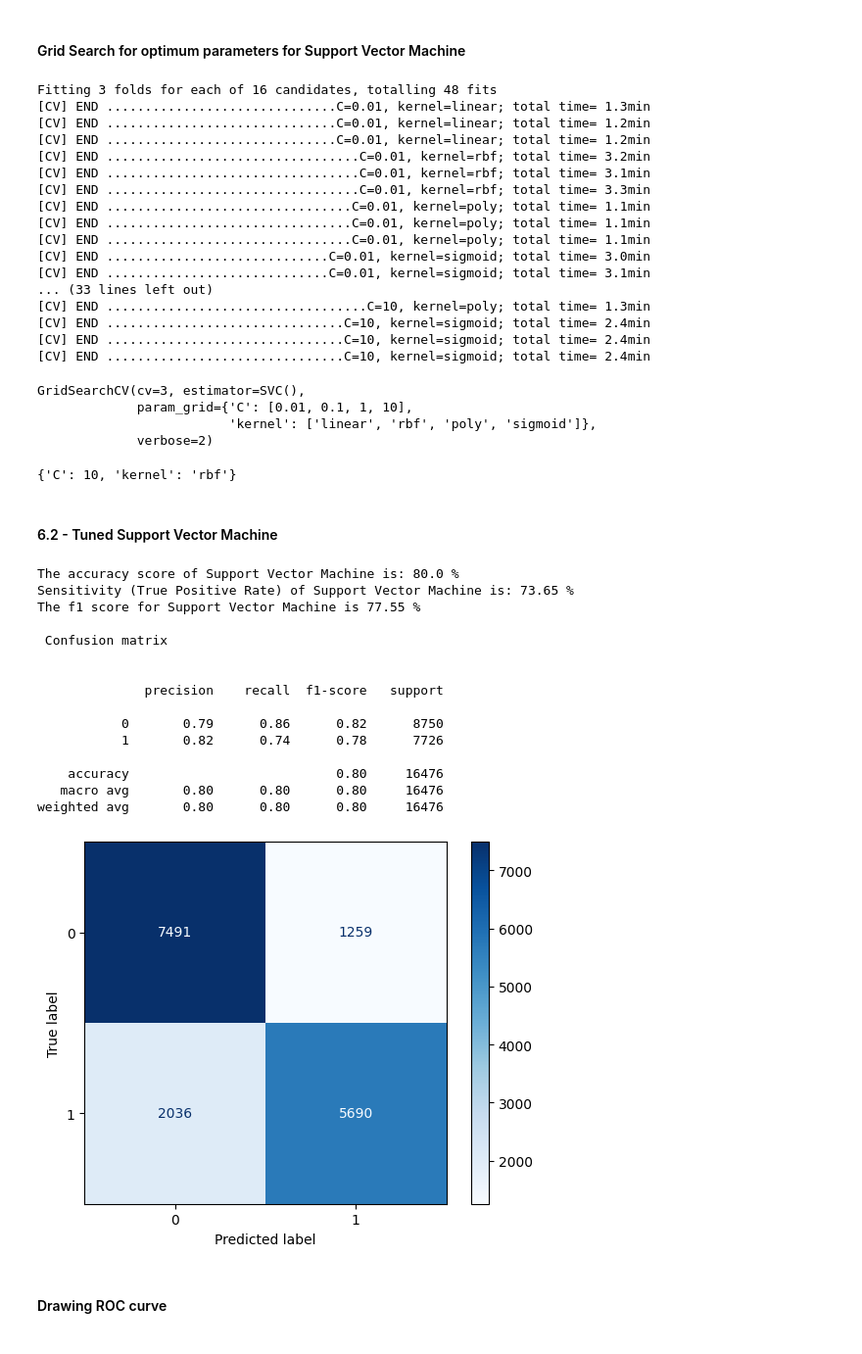
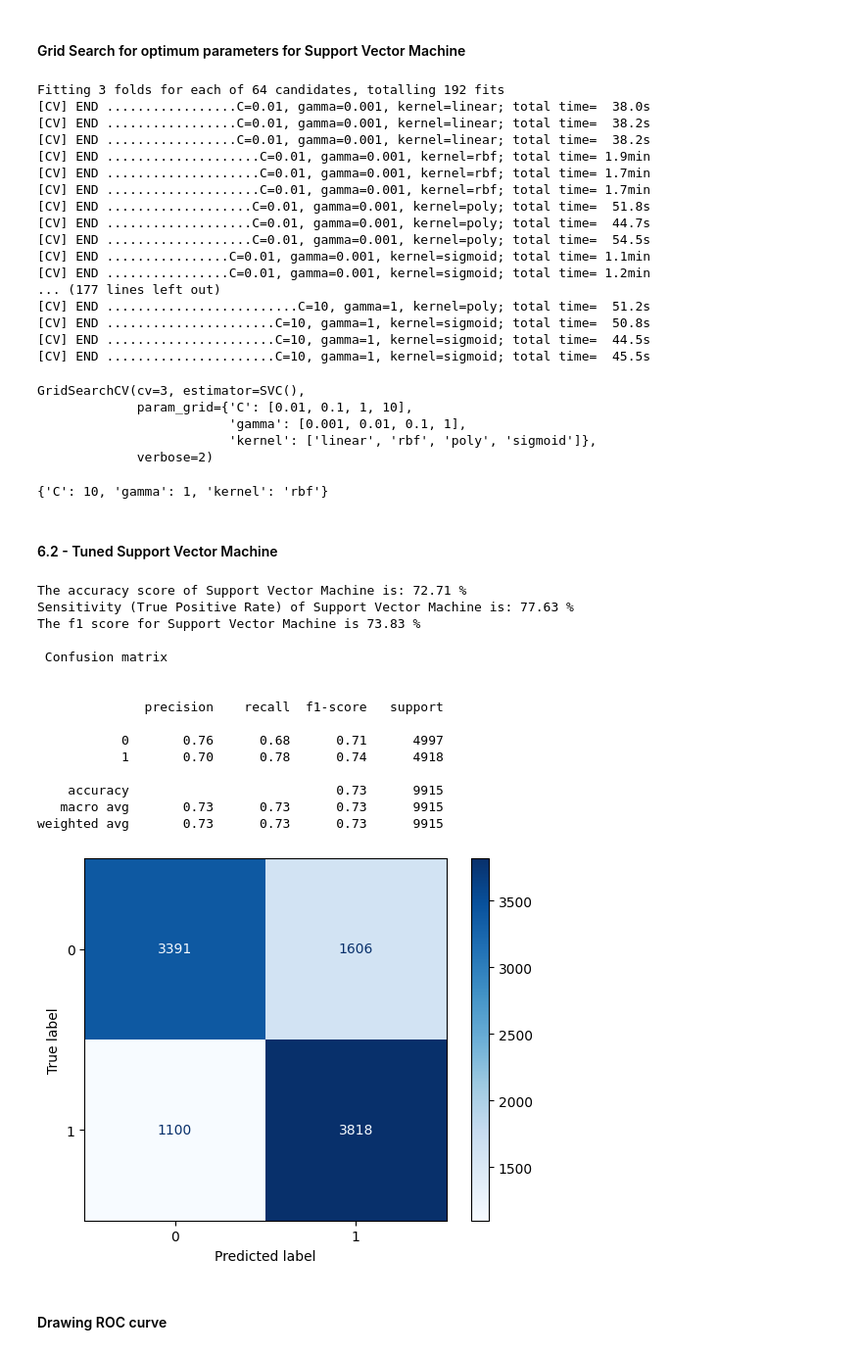
Before and after one commit to Mohammedarwesh/ML-DL-CVD-risk-reduction-PhD-Project, a Jupyter notebook: Notebooks/ML_pipeline_lab_based.ipynb, the cells around one changed output. Shown at 98% size. Drawn from its saved outputs; the diff is of its cells as text; code cells hidden in the pictures.

```diff
--- a/Notebooks/ML_pipeline_lab_based.ipynb
+++ b/Notebooks/ML_pipeline_lab_based.ipynb
@@ -160,6 +160,6 @@ test_y shape is  (9915,)
 # %%
 # Scaling of the train and test datasets
 scaler = MinMaxScaler()
-train_x = scaler.fit_transform(train_x)
-test_x = scaler.transform(test_x)
+train_x =  pd.DataFrame(scaler.fit_transform(train_x), columns= ['Age','Gender','SysBP','Diabetes','Smoking', 'Tot_Chol_mmol/l'])
+test_x = pd.DataFrame(scaler.transform(test_x), columns= ['Age','Gender','SysBP','Diabetes','Smoking', 'Tot_Chol_mmol/l'])
 # %%
@@ -1073,77 +1109,78 @@ Cs = [0.01, 0.1, 1, 10]
 gammas = [0.001, 0.01, 0.1, 1]
 kernels = ['linear', 'rbf', 'poly', 'sigmoid']
 param_grid = {'C': Cs,
-              #'gamma' : gammas,
+              'gamma' : gammas,
               'kernel': kernels}
 svm_clf = GridSearchCV(SVC(), param_grid, cv=3, verbose=2)
 
 # train the model
 svm_clf.fit(train_x,train_y)
 # %% [output]
-Fitting 3 folds for each of 16 candidates, totalling 48 fits
-[CV] END ..............................C=0.01, kernel=linear; total time= 1.3min
-[CV] END ..............................C=0.01, kernel=linear; total time= 1.2min
-[CV] END ..............................C=0.01, kernel=linear; total time= 1.2min
-[CV] END .................................C=0.01, kernel=rbf; total time= 3.2min
-[CV] END .................................C=0.01, kernel=rbf; total time= 3.1min
-[CV] END .................................C=0.01, kernel=rbf; total time= 3.3min
-[CV] END ................................C=0.01, kernel=poly; total time= 1.1min
-[CV] END ................................C=0.01, kernel=poly; total time= 1.1min
-[CV] END ................................C=0.01, kernel=poly; total time= 1.1min
-[CV] END .............................C=0.01, kernel=sigmoid; total time= 3.0min
-[CV] END .............................C=0.01, kernel=sigmoid; total time= 3.1min
-... (33 lines left out)
-[CV] END ..................................C=10, kernel=poly; total time= 1.3min
-[CV] END ...............................C=10, kernel=sigmoid; total time= 2.4min
-[CV] END ...............................C=10, kernel=sigmoid; total time= 2.4min
-[CV] END ...............................C=10, kernel=sigmoid; total time= 2.4min
+Fitting 3 folds for each of 64 candidates, totalling 192 fits
+[CV] END .................C=0.01, gamma=0.001, kernel=linear; total time=  38.0s
+[CV] END .................C=0.01, gamma=0.001, kernel=linear; total time=  38.2s
+[CV] END .................C=0.01, gamma=0.001, kernel=linear; total time=  38.2s
+[CV] END ....................C=0.01, gamma=0.001, kernel=rbf; total time= 1.9min
+[CV] END ....................C=0.01, gamma=0.001, kernel=rbf; total time= 1.7min
+[CV] END ....................C=0.01, gamma=0.001, kernel=rbf; total time= 1.7min
+[CV] END ...................C=0.01, gamma=0.001, kernel=poly; total time=  51.8s
+[CV] END ...................C=0.01, gamma=0.001, kernel=poly; total time=  44.7s
+[CV] END ...................C=0.01, gamma=0.001, kernel=poly; total time=  54.5s
+[CV] END ................C=0.01, gamma=0.001, kernel=sigmoid; total time= 1.1min
+[CV] END ................C=0.01, gamma=0.001, kernel=sigmoid; total time= 1.2min
+... (177 lines left out)
+[CV] END .........................C=10, gamma=1, kernel=poly; total time=  51.2s
+[CV] END ......................C=10, gamma=1, kernel=sigmoid; total time=  50.8s
+[CV] END ......................C=10, gamma=1, kernel=sigmoid; total time=  44.5s
+[CV] END ......................C=10, gamma=1, kernel=sigmoid; total time=  45.5s
 GridSearchCV(cv=3, estimator=SVC(),
              param_grid={'C': [0.01, 0.1, 1, 10],
+                         'gamma': [0.001, 0.01, 0.1, 1],
                          'kernel': ['linear', 'rbf', 'poly', 'sigmoid']},
              verbose=2)
 # %%
 svm_clf.best_params_
 # %% [output]
-{'C': 10, 'kernel': 'rbf'}
+{'C': 10, 'gamma': 1, 'kernel': 'rbf'}
 # %% [markdown]
 #### 6.2 - Tuned Support Vector Machine
 # %%
-svm_tun =  SVC(C = 10, kernel = 'rbf', probability=True)
+svm_tun =  SVC(C = 10, kernel = 'rbf', gamma = 1, probability=True)
 model_svm_tun = svm_tun.fit(train_x,train_y)
 svm_tun_predicted = svm_tun.predict(test_x)
 
 # Evaluation: Confusion matrix#
 ###############################
 svm_tun_acc_score = accuracy_score(test_y, svm_tun_predicted)
 svm_tun_conf_matrix = confusion_matrix(test_y, svm_tun_predicted)
 svm_tun_tpr = svm_tun_conf_matrix[1][1] /(svm_tun_conf_matrix[1][0] + svm_tun_conf_matrix[1][1])
 svm_tun_f1 = f1_score(test_y, svm_tun_predicted)
 
 print(f"The accuracy score of {m6} is: {round(svm_tun_acc_score*100,2)} %")
 print(f'Sensitivity (True Positive Rate) of {m6} is: {round(svm_tun_tpr*100,2)} %' )
 print(f"The f1 score for {m6} is {round(svm_tun_f1*100,2)} %")
 
 print('\n Confusion matrix \n \n')
 print(classification_report(test_y, svm_tun_predicted))
 ConfusionMatrixDisplay.from_estimator(svm_tun, test_x, test_y, cmap = 'Blues')
 plt.show()
 # %% [output]
-The accuracy score of Support Vector Machine is: 80.0 %
-Sensitivity (True Positive Rate) of Support Vector Machine is: 73.65 %
-The f1 score for Support Vector Machine is 77.55 %
+The accuracy score of Support Vector Machine is: 72.71 %
+Sensitivity (True Positive Rate) of Support Vector Machine is: 77.63 %
+The f1 score for Support Vector Machine is 73.83 %
 
  Confusion matrix
 
 
               precision    recall  f1-score   support
 
-           0       0.79      0.86      0.82      8750
-           1       0.82      0.74      0.78      7726
+           0       0.76      0.68      0.71      4997
+           1       0.70      0.78      0.74      4918
 
-    accuracy                           0.80     16476
-   macro avg       0.80      0.80      0.80     16476
-weighted avg       0.80      0.80      0.80     16476
+    accuracy                           0.73      9915
+   macro avg       0.73      0.73      0.73      9915
+weighted avg       0.73      0.73      0.73      9915
-[figure, old version]
+[figure, new version]
 # %% [markdown]
 #### Drawing ROC curve
 # %%
```
Also changed, not shown: parts of 67 cells of this notebook, 9 other files.
